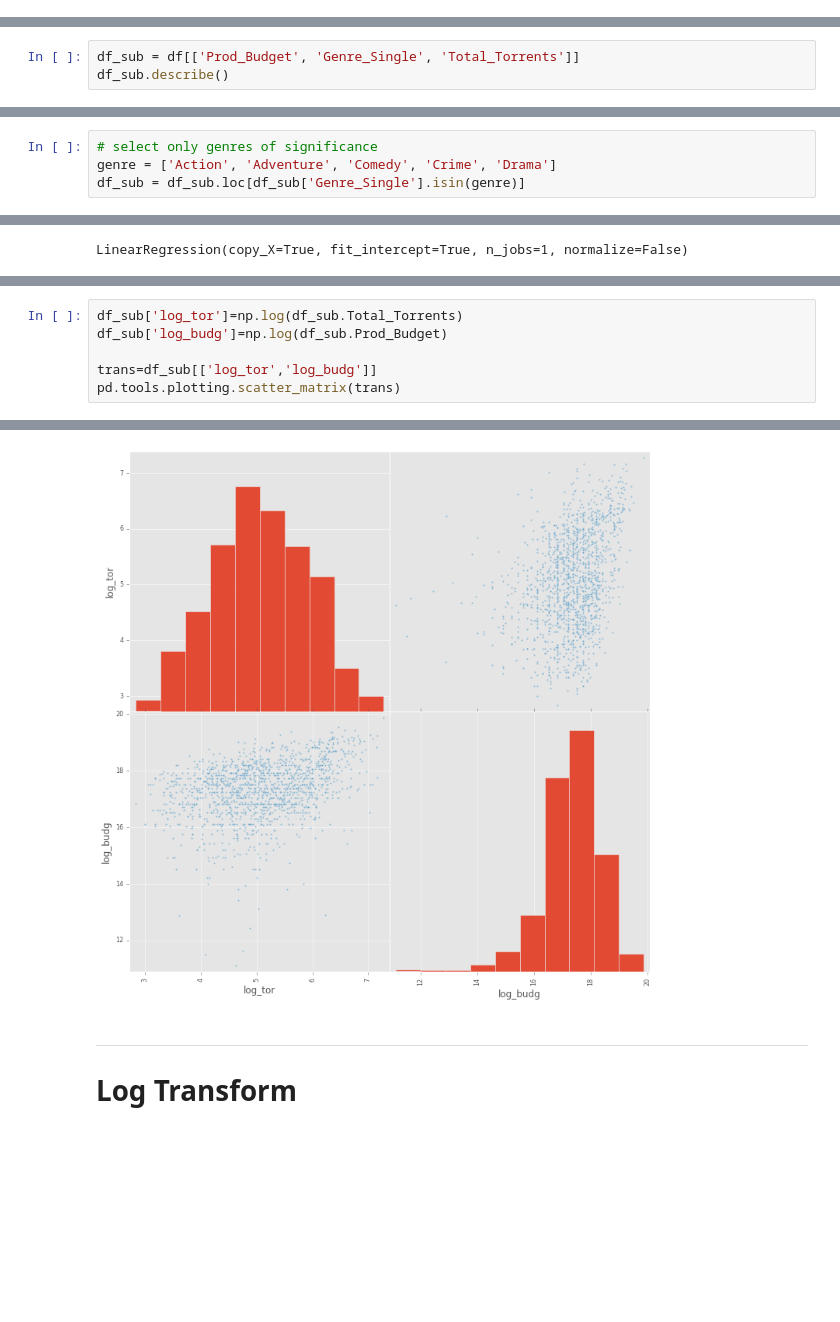
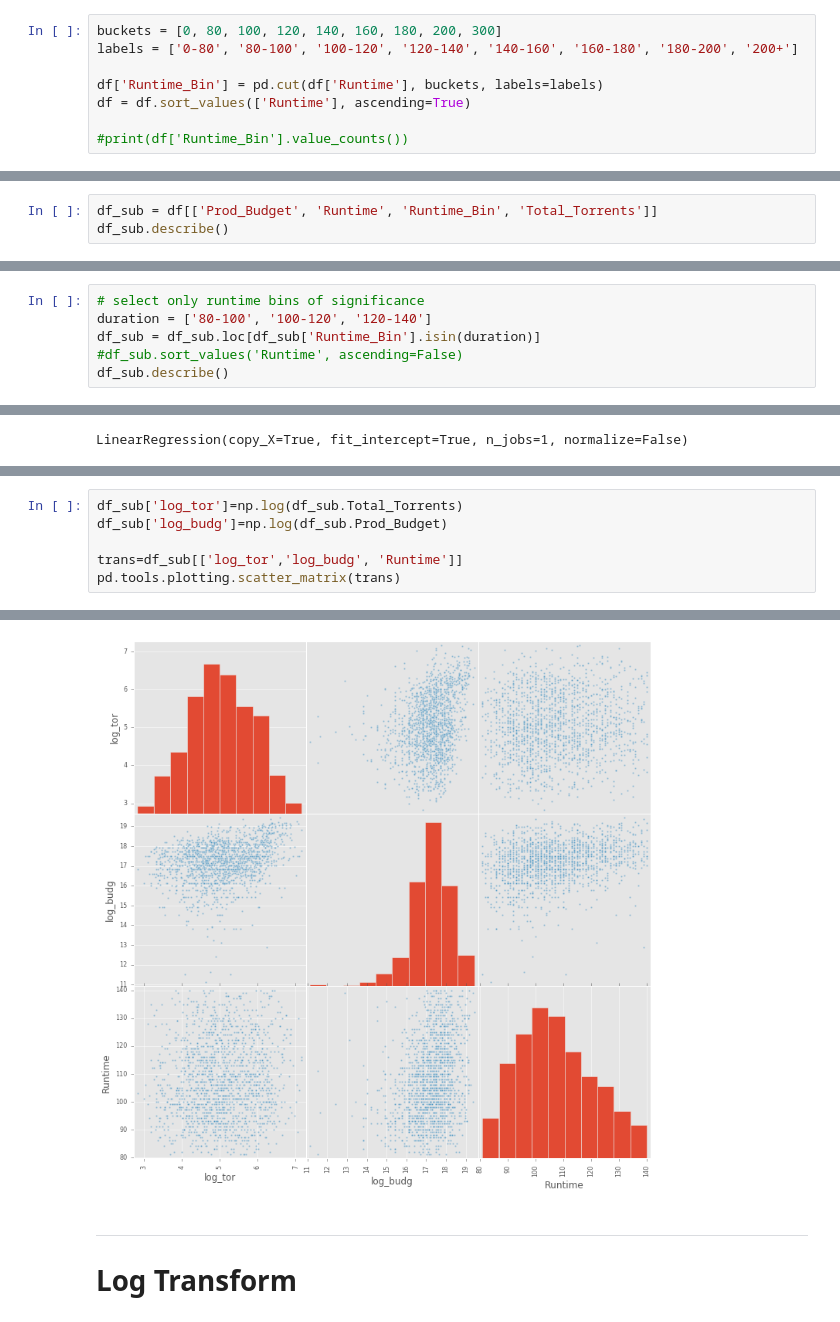
Before and after one commit to bryantbiggs/movie_torrents, a Jupyter notebook: Runtime_Analysis_Draft1.ipynb, the cells around one changed output, grey strips where cells are left out. Drawn from its saved outputs; the diff is of its cells as text; blank space fills up the shorter version.

```diff
--- a/Runtime_Analysis_Draft1.ipynb
+++ b/Runtime_Analysis_Draft1.ipynb
@@ -47,0 +35,8 @@ counts = pd.value_counts(out)
+# %%
+buckets = [0, 80, 100, 120, 140, 160, 180, 200, 300]
+labels = ['0-80', '80-100', '100-120', '120-140', '140-160', '160-180', '180-200', '200+']
+
+df['Runtime_Bin'] = pd.cut(df['Runtime'], buckets, labels=labels)
+df = df.sort_values(['Runtime'], ascending=True)
+
+#print(df['Runtime_Bin'].value_counts())
@@ -161,4 +120,4 @@ plt.scatter(df_a['Prod_Budget'], df_a['Total_Torrents'], alpha=0.5, s=50)
 # %%
-df_sub = df[['Prod_Budget', 'Genre_Single', 'Total_Torrents']]
+df_sub = df[['Prod_Budget', 'Runtime', 'Runtime_Bin', 'Total_Torrents']]
 df_sub.describe()
 # %% [output]
@@ -184,4 +148,6 @@ array([[<matplotlib.axes._subplots.AxesSubplot object at 0x...>,
-# %%
-# select only genres of significance
-genre = ['Action', 'Adventure', 'Comedy', 'Crime', 'Drama']
-df_sub = df_sub.loc[df_sub['Genre_Single'].isin(genre)]
+# %%
+# select only runtime bins of significance
+duration = ['80-100', '100-120', '120-140']
+df_sub = df_sub.loc[df_sub['Runtime_Bin'].isin(duration)]
+#df_sub.sort_values('Runtime', ascending=False)
+df_sub.describe()
@@ -262,7 +259,7 @@ array([[  0.00000000e+00,  -1.19987948e+02,  -7.69675633e+01,
 df_sub['log_tor']=np.log(df_sub.Total_Torrents)
 df_sub['log_budg']=np.log(df_sub.Prod_Budget)
 
-trans=df_sub[['log_tor','log_budg']]
+trans=df_sub[['log_tor','log_budg', 'Runtime']]
 pd.tools.plotting.scatter_matrix(trans)
 # %% [output]
 array([[<matplotlib.axes._subplots.AxesSubplot object at 0x...>,
@@ -271,5 +273,5 @@ array([[<matplotlib.axes._subplots.AxesSubplot object at 0x...>,
         <matplotlib.axes._subplots.AxesSubplot object at 0x...>]], dtype=object)
-[figure, old version]
+[figure, new version]
 # %% [markdown]
 ---
 # Log Transform
```
Also changed, not shown: parts of 28 cells of this notebook, 2 other files.
